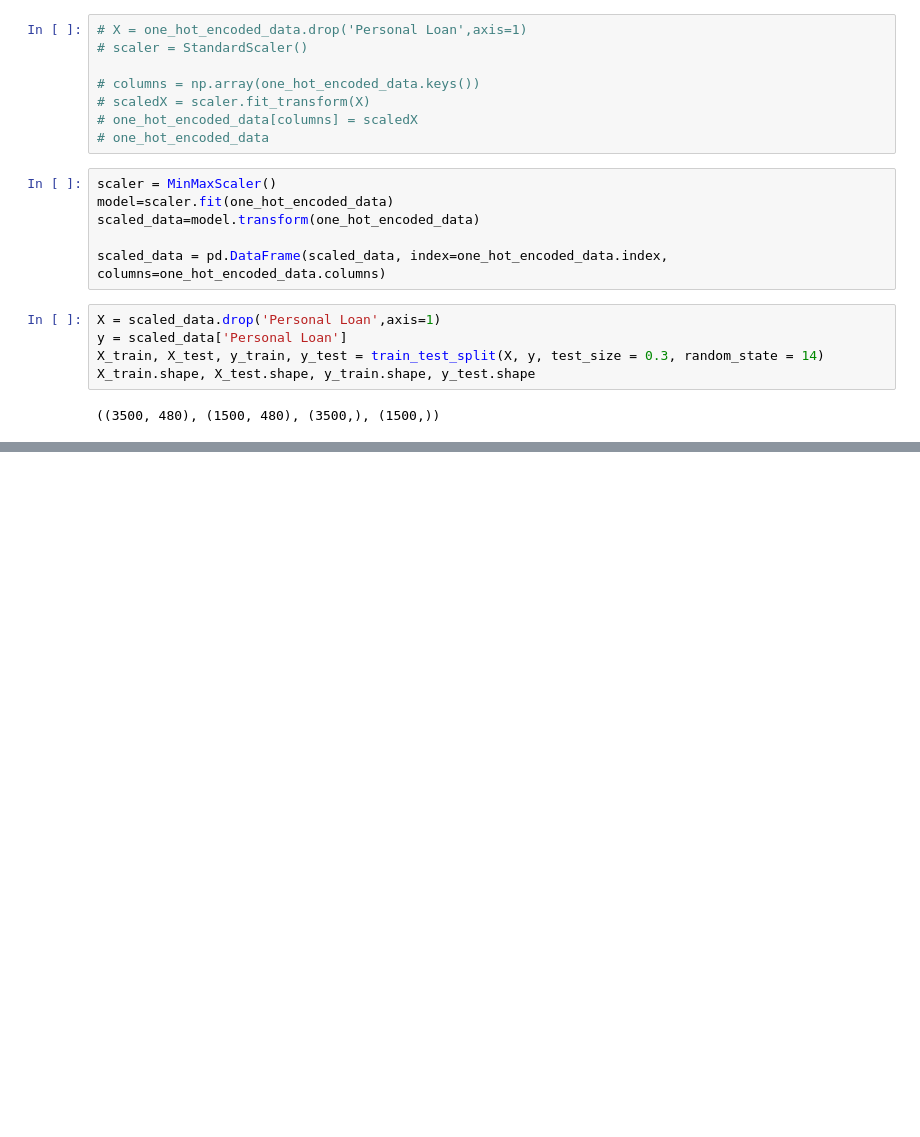
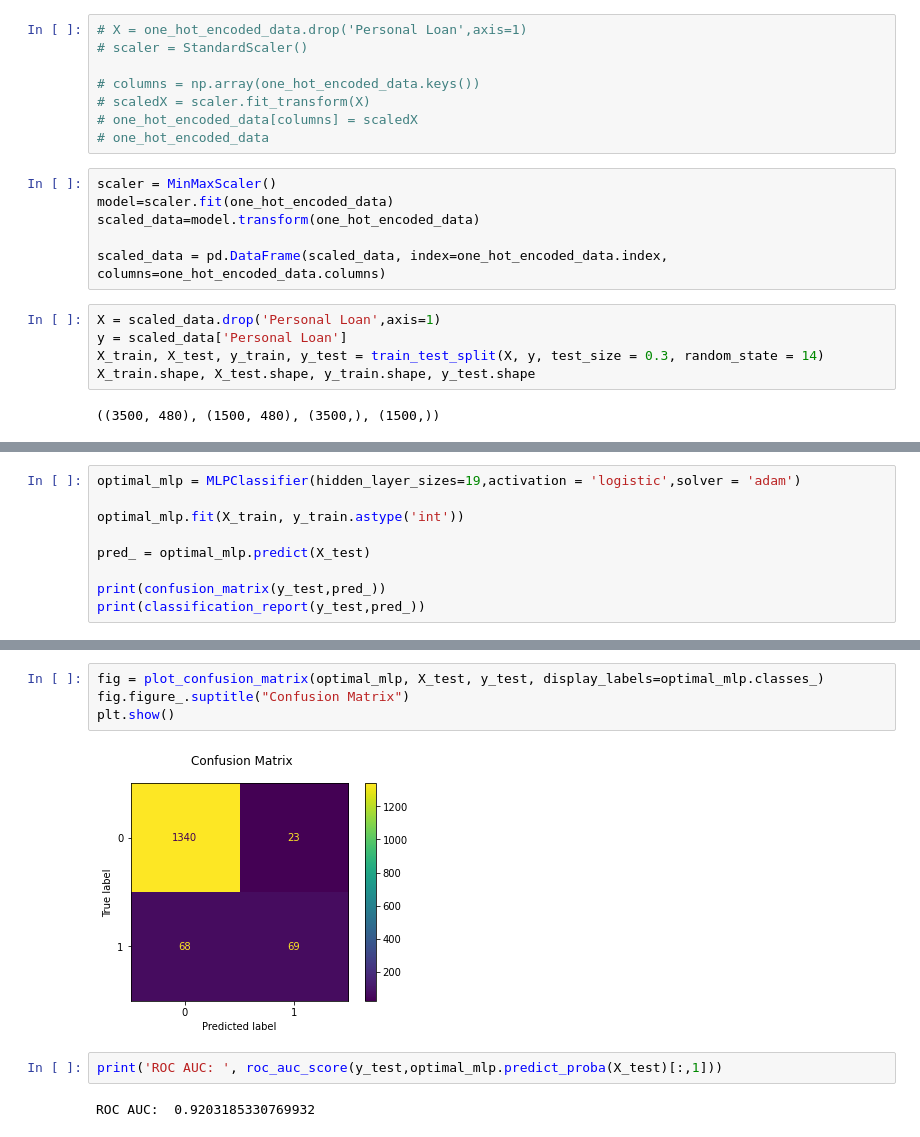
Before and after one commit to niramay447/kaggle-competitions, a Jupyter notebook: bank-loan-prediction.ipynb, the cells around one changed output, grey strips where cells are left out. Cells and saved outputs as stored; diff of their text form; blank space fills up the shorter version.

```diff
--- a/bank-loan-prediction.ipynb
+++ b/bank-loan-prediction.ipynb
@@ -149,0 +176,9 @@ weighted avg       0.93      0.94      0.93      1500
+# %%
+optimal_mlp = MLPClassifier(hidden_layer_sizes=19,activation = 'logistic',solver = 'adam')
+
+optimal_mlp.fit(X_train, y_train.astype('int'))
+
+pred_ = optimal_mlp.predict(X_test)
+
+print(confusion_matrix(y_test,pred_))
+print(classification_report(y_test,pred_))
@@ -149,0 +196,10 @@ weighted avg       0.93      0.94      0.93      1500
+# %%
+fig = plot_confusion_matrix(optimal_mlp, X_test, y_test, display_labels=optimal_mlp.classes_)
+fig.figure_.suptitle("Confusion Matrix")
+plt.show()
+# %% [output]
+[figure, added]
+# %%
+print('ROC AUC: ', roc_auc_score(y_test,optimal_mlp.predict_proba(X_test)[:,1]))
+# %% [output]
+ROC AUC:  0.9203185330769932
```
Also changed, not shown: parts of 7 cells of this notebook.
